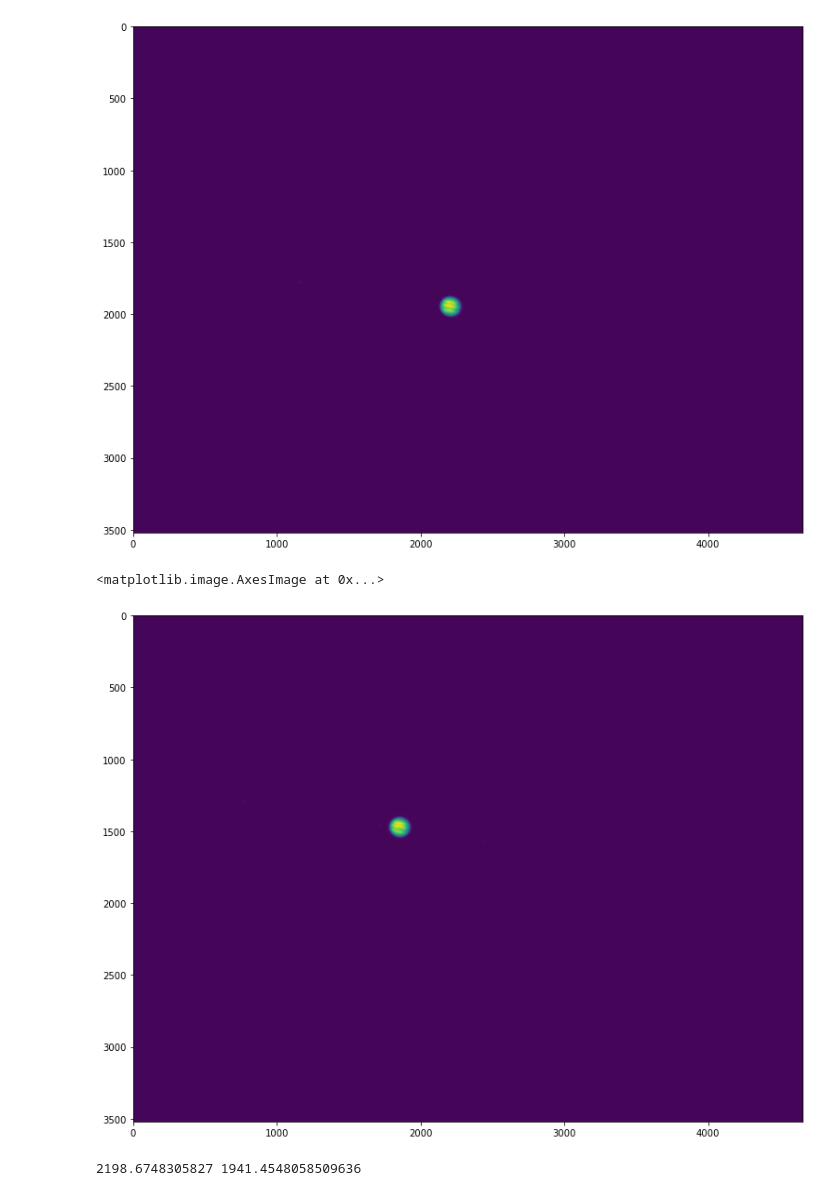
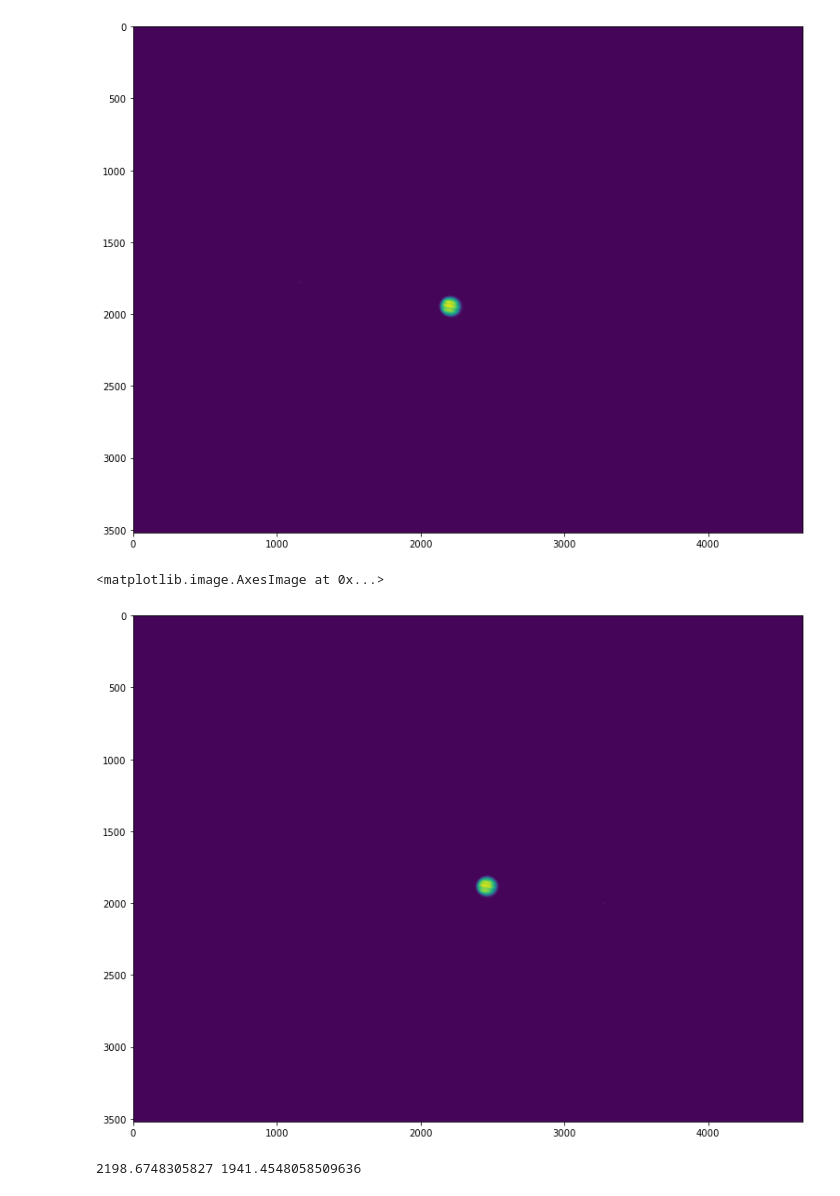
Before and after one commit to DIaDaynaDay/jupiter-insight, a Jupyter notebook: jupiter_centering.ipynb, the cells around one changed output. Drawn from its saved outputs; the diff is of its cells as text; code cells hidden in the pictures.

Commit message:
added new data

```diff
--- a/jupiter_centering.ipynb
+++ b/jupiter_centering.ipynb
@@ -53,10 +56,10 @@ plt.imshow(jupiter_data[0])
 [figure]
 # %%
 plt.figure(figsize = (20,10))
-plt.imshow(jupiter_data[21])
+plt.imshow(jupiter_data[-1])
 # %% [output]
 <matplotlib.image.AxesImage at 0x...>
-[figure, old version]
+[figure, new version]
 # %%
 jupiter_data = jupiter_data - bias_008
 # %%
```
Also changed, not shown: parts of 15 cells of this notebook, 28 other files.
